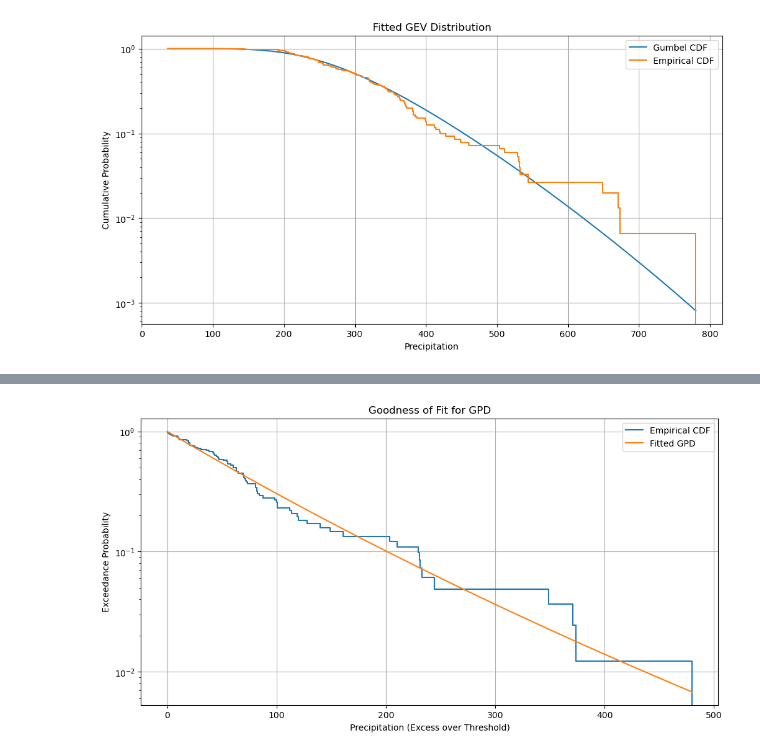
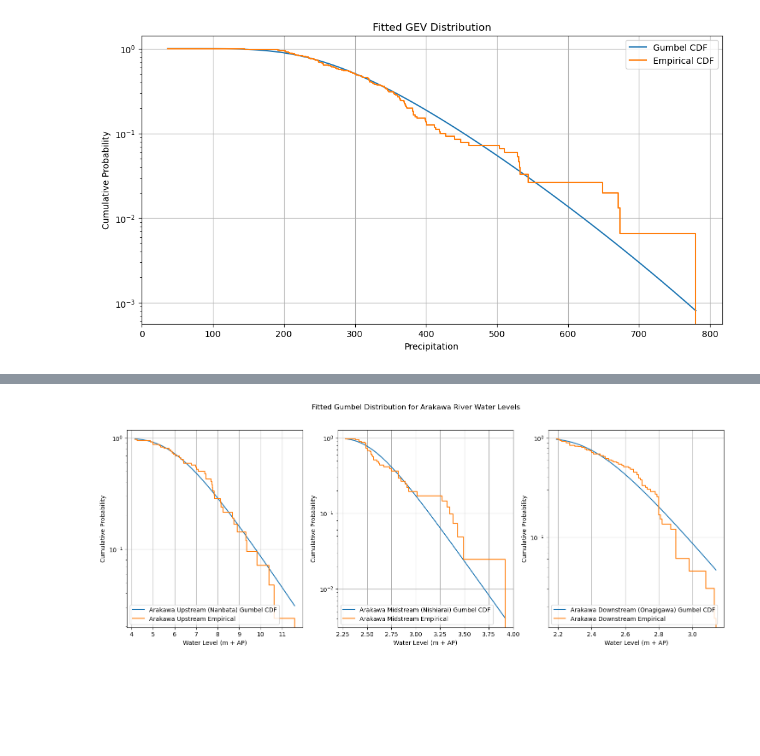
Before and after one commit to foozdemiroglu-gif/MP411-Tokyo, a Jupyter notebook: Hydraulic_analysis.ipynb, the cells around one changed output, grey strips where cells are left out. Cells and saved outputs as stored; diff of their text form; code cells hidden in the pictures; blank space fills up the shorter version.

```diff
--- a/Hydraulic_analysis.ipynb
+++ b/Hydraulic_analysis.ipynb
@@ -225,6 +225,13 @@ sumida_down = pd.read_csv('sumida_downstream_reiganjima.csv')
 arakawa_up = pd.read_csv('arakawa_upstream_nanbata.csv')
 arakawa_mid = pd.read_csv('arakawa_midstream_nishiarai.csv')
 arakawa_down = pd.read_csv('arakawa_downstream_onagigawa.csv')
+# %%
+#Removing rows with NaN values in the 'maxWL' column
+sumida_up = sumida_up.dropna(subset=['maxWL'])
+sumida_down = sumida_down.dropna(subset=['maxWL'])
+arakawa_up = arakawa_up.dropna(subset=['maxWL'])
+arakawa_mid = arakawa_mid.dropna(subset=['maxWL'])
+arakawa_down = arakawa_down.dropna(subset=['maxWL'])
 # %%
 #Sumida river water level analysis
 plt.figure(figsize=(12, 6))
@@ -352,21 +366,41 @@ Number of peaks using POT: 82
 # %%
-#Fit GPD distribution to the peaks over threshold
-params_POT = stats.genpareto.fit(P_monthly['precipitation'].iloc[peaks] - threshold, floc=0)  # Fit GPD with location fixed at 0
+#Fit Gumbel distribution to yearly maxima of water levels for the Arakawa river
+params_arakawa_up = stats.gumbel_r.fit(arakawa_up['maxWL'])
+params_arakawa_mid = stats.gumbel_r.fit(arakawa_mid['maxWL'])
+params_arakawa_down = stats.gumbel_r.fit(arakawa_down['maxWL'])
+
+x_arakawa_up = np.linspace(min(ecdf(arakawa_up['maxWL'])[0]), max(ecdf(arakawa_up['maxWL'])[0]), 100)
+x_arakawa_mid = np.linspace(min(ecdf(arakawa_mid['maxWL'])[0]), max(ecdf(arakawa_mid['maxWL'])[0]), 100)
+x_arakawa_down = np.linspace(min(ecdf(arakawa_down['maxWL'])[0]), max(ecdf(arakawa_down['maxWL'])[0]), 100)
+cdf_arakawa_up = stats.gumbel_r.cdf(x_arakawa_up, *params_arakawa_up)
+cdf_arakawa_mid = stats.gumbel_r.cdf(x_arakawa_mid, *params_arakawa_mid)
+cdf_arakawa_down = stats.gumbel_r.cdf(x_arakawa_down, *params_arakawa_down)
 
 
-x_gpd = np.linspace(min(ecdf(P_monthly['precipitation'].iloc[peaks] - threshold)[0]), max(ecdf(P_monthly['precipitation'].iloc[peaks] - threshold)[0]), 100)
-cdf_gpd = stats.genpareto.cdf(x_gpd, *params_POT)
-
-plt.figure(figsize=(12, 6))
-plt.step(ecdf(P_monthly['precipitation'].iloc[peaks] - threshold)[0], 1 - ecdf(P_monthly['precipitation'].iloc[peaks] - threshold)[1], label='Empirical CDF', where='post')
-plt.plot(x_gpd, 1-cdf_gpd, label='Fitted GPD')
-plt.xlabel('Precipitation (Excess over Threshold)')
-plt.ylabel('Exceedance Probability')
-plt.title('Goodness of Fit for GPD')
-plt.yscale('log')
-plt.legend()
-plt.grid(True)
+fig, axes = plt.subplots(1,3, figsize=(18, 6))
+axes[0].plot(x_arakawa_up, 1-cdf_arakawa_up, label='Arakawa Upstream (Nanbata) Gumbel CDF')
+axes[1].plot(x_arakawa_mid, 1-cdf_arakawa_mid, label='Arakawa Midstream (Nishiarai) Gumbel CDF')
+axes[2].plot(x_arakawa_down, 1-cdf_arakawa_down, label='Arakawa Downstream (Onagigawa) Gumbel CDF')
+axes[0].step(ecdf(arakawa_up['maxWL'])[0], 1 - ecdf(arakawa_up['maxWL'])[1], label='Arakawa Upstream Empirical', where='post')
+axes[1].step(ecdf(arakawa_mid['maxWL'])[0], 1 - ecdf(arakawa_mid['maxWL'])[1], label='Arakawa Midstream Empirical', where='post')
+axes[2].step(ecdf(arakawa_down['maxWL'])[0], 1 - ecdf(arakawa_down['maxWL'])[1], label='Arakawa Downstream Empirical', where='post')
+axes[0].set_xlabel('Water Level (m + AP)')
+axes[0].set_ylabel('Cumulative Probability')
+axes[1].set_xlabel('Water Level (m + AP)')
+axes[1].set_ylabel('Cumulative Probability')
+axes[2].set_xlabel('Water Level (m + AP)')
+axes[2].set_ylabel('Cumulative Probability')
+plt.suptitle('Fitted Gumbel Distribution for Arakawa River Water Levels')
+axes[0].set_yscale('log')
+axes[1].set_yscale('log')
+axes[2].set_yscale('log')
+axes[0].legend()
+axes[1].legend()
+axes[2].legend()
+axes[0].grid(True)
+axes[1].grid(True)
+axes[2].grid(True)
 plt.show()
 # %% [output]
-[figure, old version]
+[figure, new version]
 # %%
```
Also changed, not shown: parts of 4 cells of this notebook.
